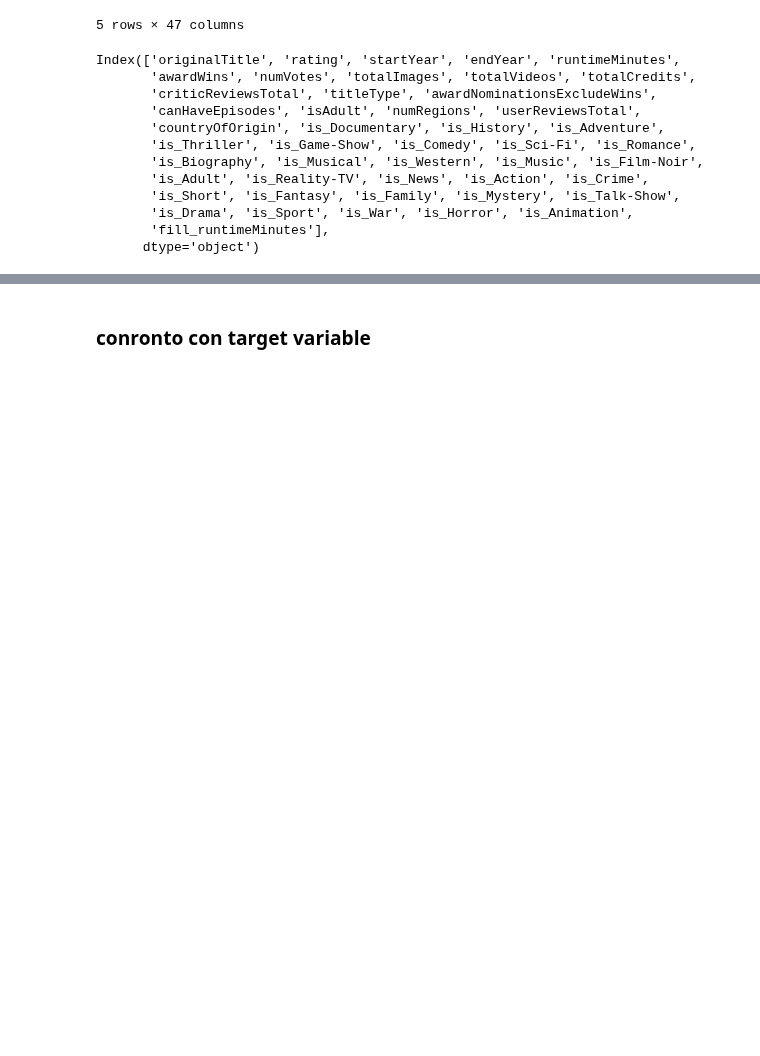
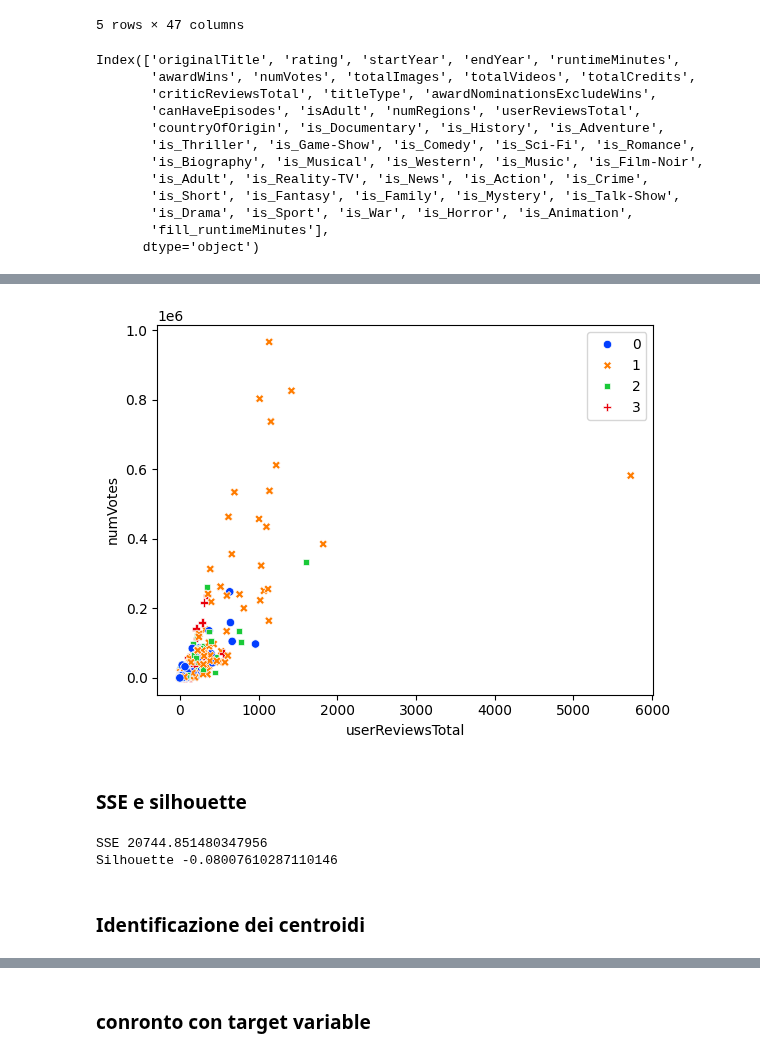
Before and after one commit to ChefBB/data_mining_1, a Jupyter notebook: code/clustering_k-means.ipynb, the cells around one changed output, grey strips where cells are left out. Drawn from its saved outputs; the diff is of its cells as text; code cells hidden in the pictures; blank space fills up the shorter version.

```diff
--- a/code/clustering_k-means.ipynb
+++ b/code/clustering_k-means.ipynb
@@ -90,3 +191,23 @@ plt.show()
+# %%
+sns.scatterplot(data=pp_train_copy,
+                x="userReviewsTotal",
+                y="numVotes",
+                hue=kmeans.labels_,
+                style=kmeans.labels_, #usiamo labels date da k-means
+                palette="bright")
+plt.show()
+# %% [output]
+[figure, added]
+# %% [markdown]
+### SSE e silhouette
+# %%
+print('SSE', kmeans.inertia_)
+print('Silhouette', silhouette_score(X_minmax, kmeans.labels_))
+# %% [output]
+SSE 20744.851480347956
+Silhouette -0.08007610287110146
+# %% [markdown]
+### Identificazione dei centroidi
 # %%
 kmeans.cluster_centers_ #coordinates with centroids
 # %% [output]
```
Also changed, not shown: parts of 63 cells of this notebook.
